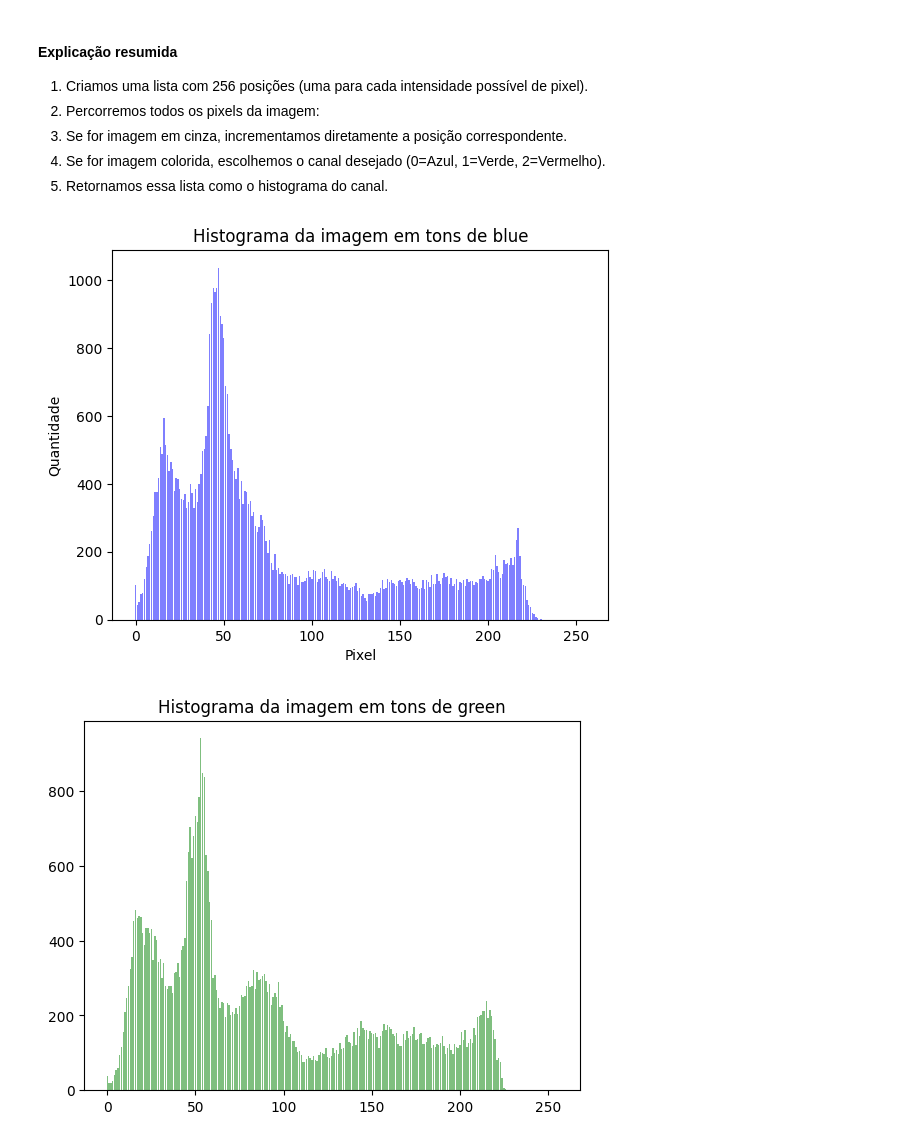
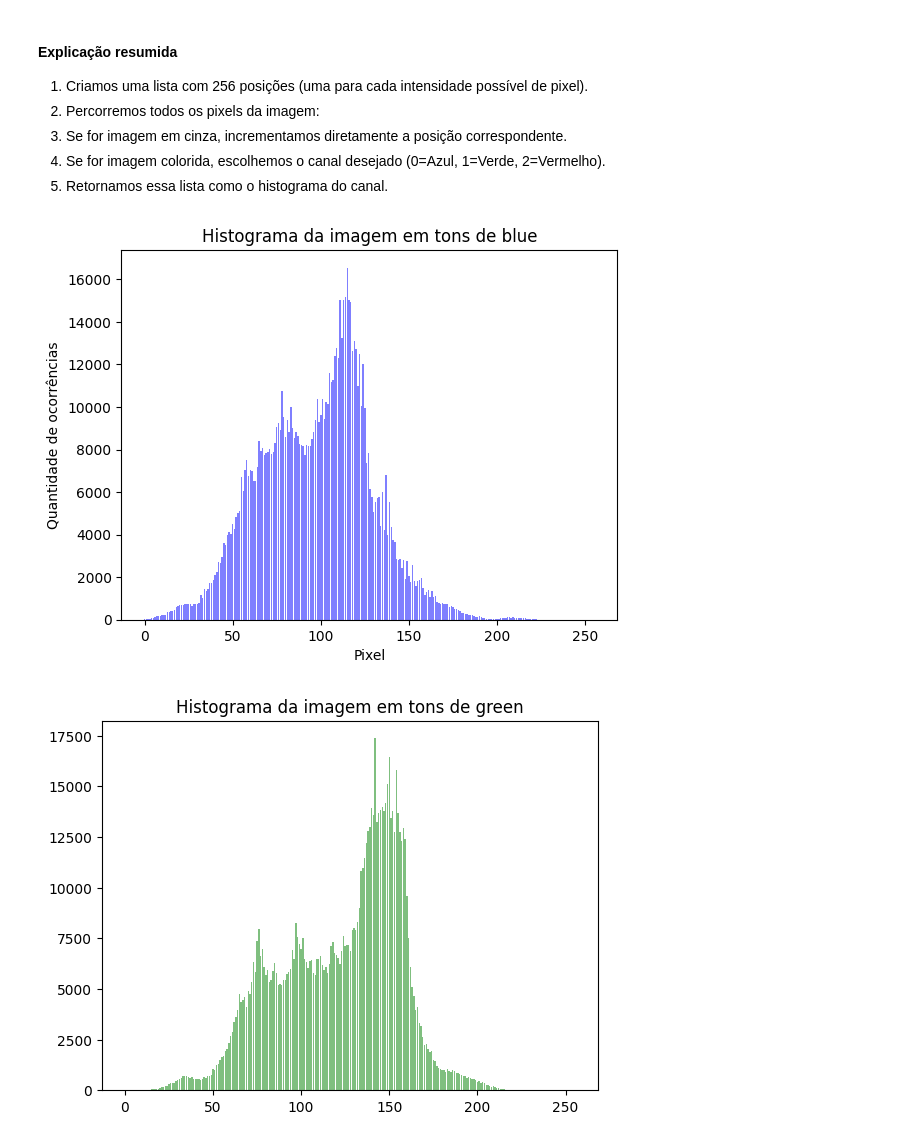
Before and after one commit to Jh-Terencio/Processamento-Imagem, a Jupyter notebook: 1 - RGB e Operações Clássicas/rgb.ipynb, the cells around one changed output. Cells and saved outputs as stored; diff of their text form; code cells hidden in the pictures.

```diff
--- a/1 - RGB e Operações Clássicas/rgb.ipynb
+++ b/1 - RGB e Operações Clássicas/rgb.ipynb
@@ -18,7 +18,7 @@ from pathlib import Path
 # %% [markdown]
 ### Leitura da imagem
 # %%
-IMG_PATH = Path("bruxo.jfif")
+IMG_PATH = Path("tchoro.jpg")
 
 image = cv.imread(str(IMG_PATH), cv.IMREAD_COLOR)
 
@@ -183,27 +183,19 @@ def histograma(matriz, posicao=None):
 # %%
 pixel = 256*[0]
 
 for i in range(256):
     pixel[i] = i
 
 colors = ['blue', 'green', 'red', 'gray']
-channels = {'blue': blueChannel, 'green': greenChannel, 'red': redChannel, 'gray': grayChannel}
-channel_indices = {
-    'blue': 0,
-    'green': 1,
-    'red': 2
-}
+channels = {'blue': [blueChannel, 0], 'green': [greenChannel, 1], 'red': [redChannel, 2], 'gray': [grayChannel, None]}
 
 plt.xlabel('Pixel')
-plt.ylabel('Quantidade')
+plt.ylabel('Quantidade de ocorrências')
 
 for color in colors:
     plt.title(f'Histograma da imagem em tons de {color}')
-    if color == 'gray':
-        plt.bar(pixel, histograma(channels[color]), color=color, alpha=0.5, label=color)
-    else:
-        plt.bar(pixel, histograma(channels[color], channel_indices[color]), color=color.lower(), alpha=0.5, label=color)
+    plt.bar(pixel, histograma(channels[color][0], channels[color][1]), color=color.lower(), alpha=0.5, label=color)
     plt.show()
 # %% [output]
-[figure, old version]
+[figure, new version]
-[figure, old version]
+[figure, new version]
```
Also changed, not shown: parts of 3 cells of this notebook, 2 other files.
